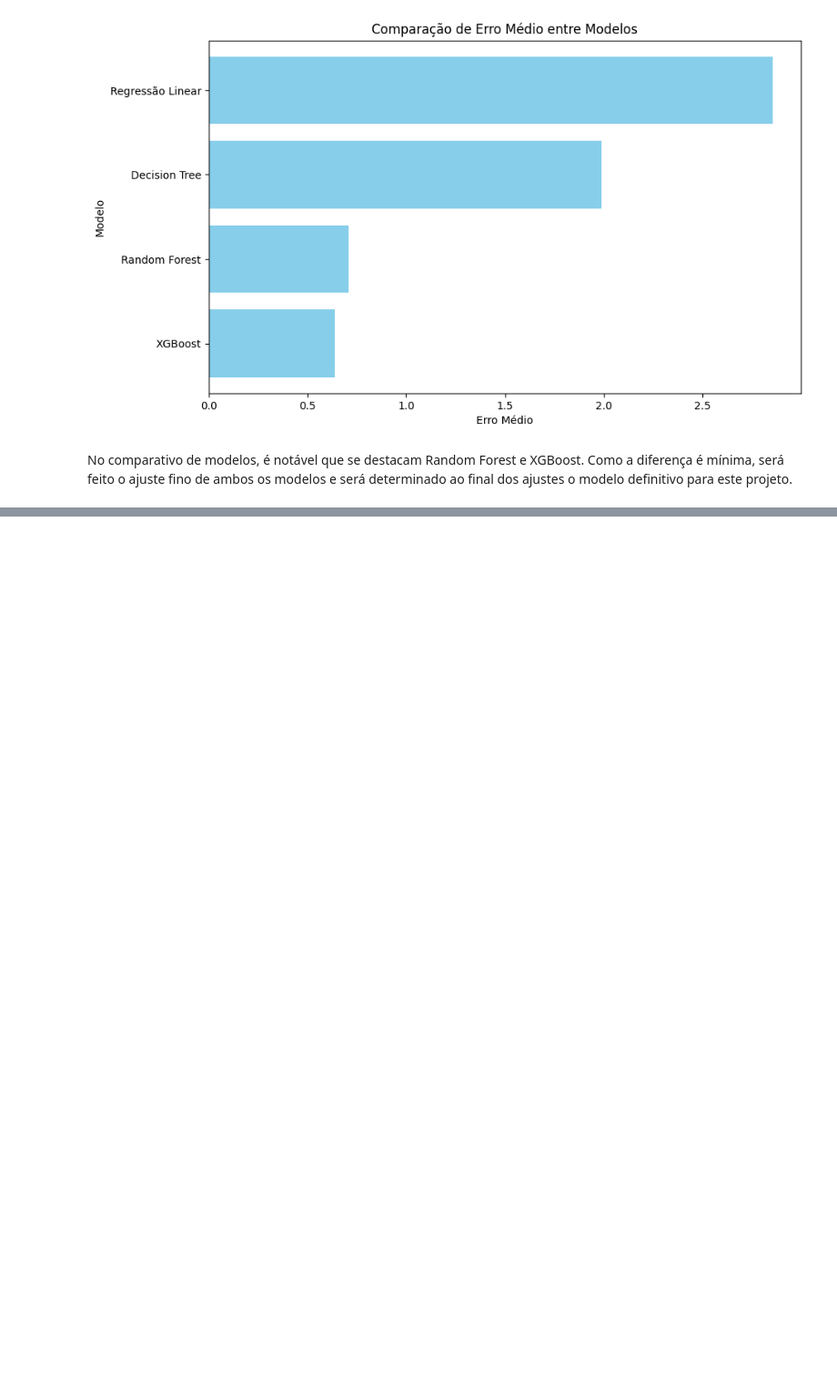
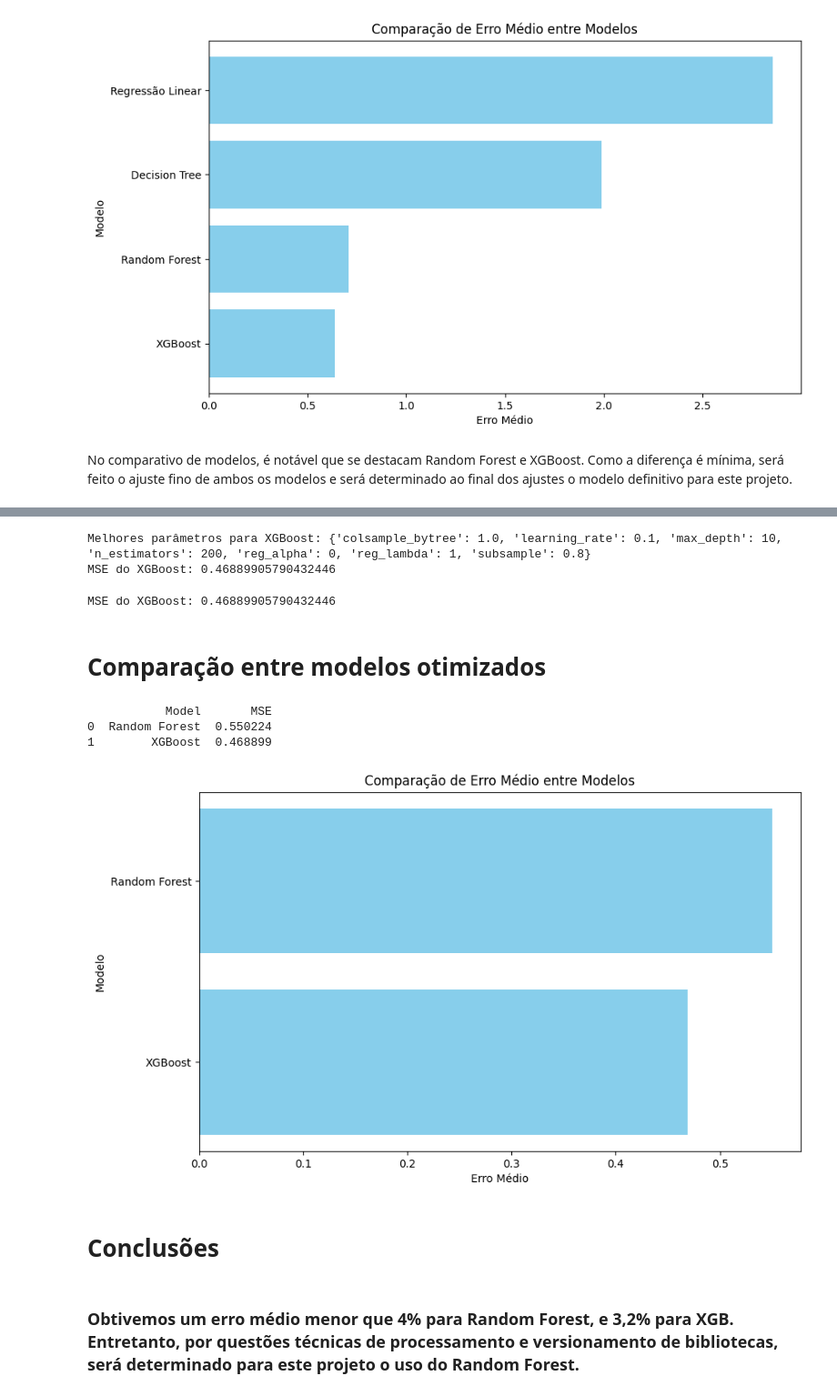
Before and after one commit to VinnieSousa/Machine-Learning-Marketing, a Jupyter notebook: Projeto_Marketing.ipynb, the cells around one changed output, grey strips where cells are left out. Shown at 91% size. Cells and saved outputs as stored; diff of their text form; code cells hidden in the pictures; blank space fills up the shorter version.

Commit message:
Projeto_Marketing.ipynb
Adicionado otimizações de modelos de regressão para Machine Learning.

```diff
--- a/Projeto_Marketing.ipynb
+++ b/Projeto_Marketing.ipynb
@@ -372,0 +407,4 @@ No comparativo de modelos, é notável que se destacam Random Forest e XGBoost.
+# %%
+y_pred_rf = best_rf.predict(X_test)
+mse_rf = mean_squared_error(y_test, y_pred_rf)
+print(f"Erro Quadrático Médio do Random Forest: {mse_rf}")
@@ -372,0 +435,45 @@ No comparativo de modelos, é notável que se destacam Random Forest e XGBoost.
+# %%
+grid_search_xgb.fit(X_train, y_train)
+
+print("Melhores parâmetros para XGBoost:", grid_search_xgb.best_params_)
+best_xgb = grid_search_xgb.best_estimator_
+y_pred_xgb = best_xgb.predict(X_test)
+mse_xgb = mean_squared_error(y_test, y_pred_xgb)
+print(f"MSE do XGBoost: {mse_xgb}")
+# %% [output]
+Melhores parâmetros para XGBoost: {'colsample_bytree': 1.0, 'learning_rate': 0.1, 'max_depth': 10, 'n_estimators': 200, 'reg_alpha': 0, 'reg_lambda': 1, 'subsample': 0.8}
+MSE do XGBoost: 0.46889905790432446
+# %%
+y_pred_xgb = best_xgb.predict(X_test)
+mse_xgb = mean_squared_error(y_test, y_pred_xgb)
+print(f"MSE do XGBoost: {mse_xgb}")
+# %% [output]
+MSE do XGBoost: 0.46889905790432446
+# %% [markdown]
+# Comparação entre modelos otimizados
+# %%
+opt_results = {
+    "Model": ["Random Forest", "XGBoost"],
+    "MSE": [mse_rf, mse_xgb]
+}
+
+opt_results_df = pd.DataFrame(opt_results)
+print(opt_results_df)
+# %% [output]
+           Model       MSE
+0  Random Forest  0.550224
+1        XGBoost  0.468899
+# %%
+opt_results_df = opt_results_df.sort_values(by="MSE")
+plt.figure(figsize=(10, 6))
+plt.barh(opt_results_df["Model"], opt_results_df["MSE"], color='skyblue')
+plt.xlabel("Erro Médio")
+plt.ylabel("Modelo")
+plt.title("Comparação de Erro Médio entre Modelos")
+plt.show()
+# %% [output]
+[figure, added]
+# %% [markdown]
+# Conclusões
+# %% [markdown]
+### Obtivemos um erro médio menor que 4% para Random Forest, e 3,2% para XGB. Entretanto, por questões técnicas de processamento e versionamento de bibliotecas, será determinado para este projeto o uso do Random Forest.
```
Also changed, not shown: parts of 10 cells of this notebook.
